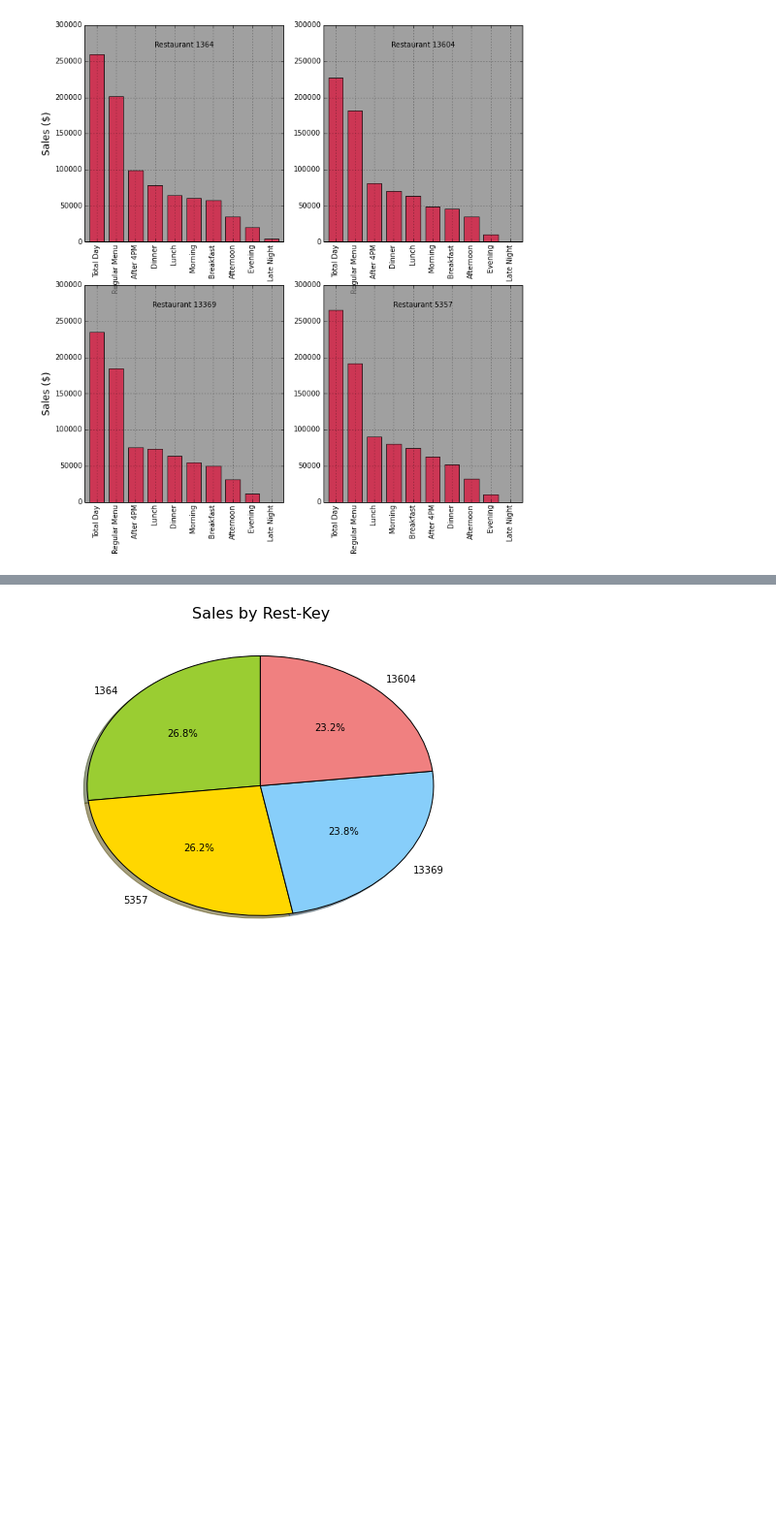
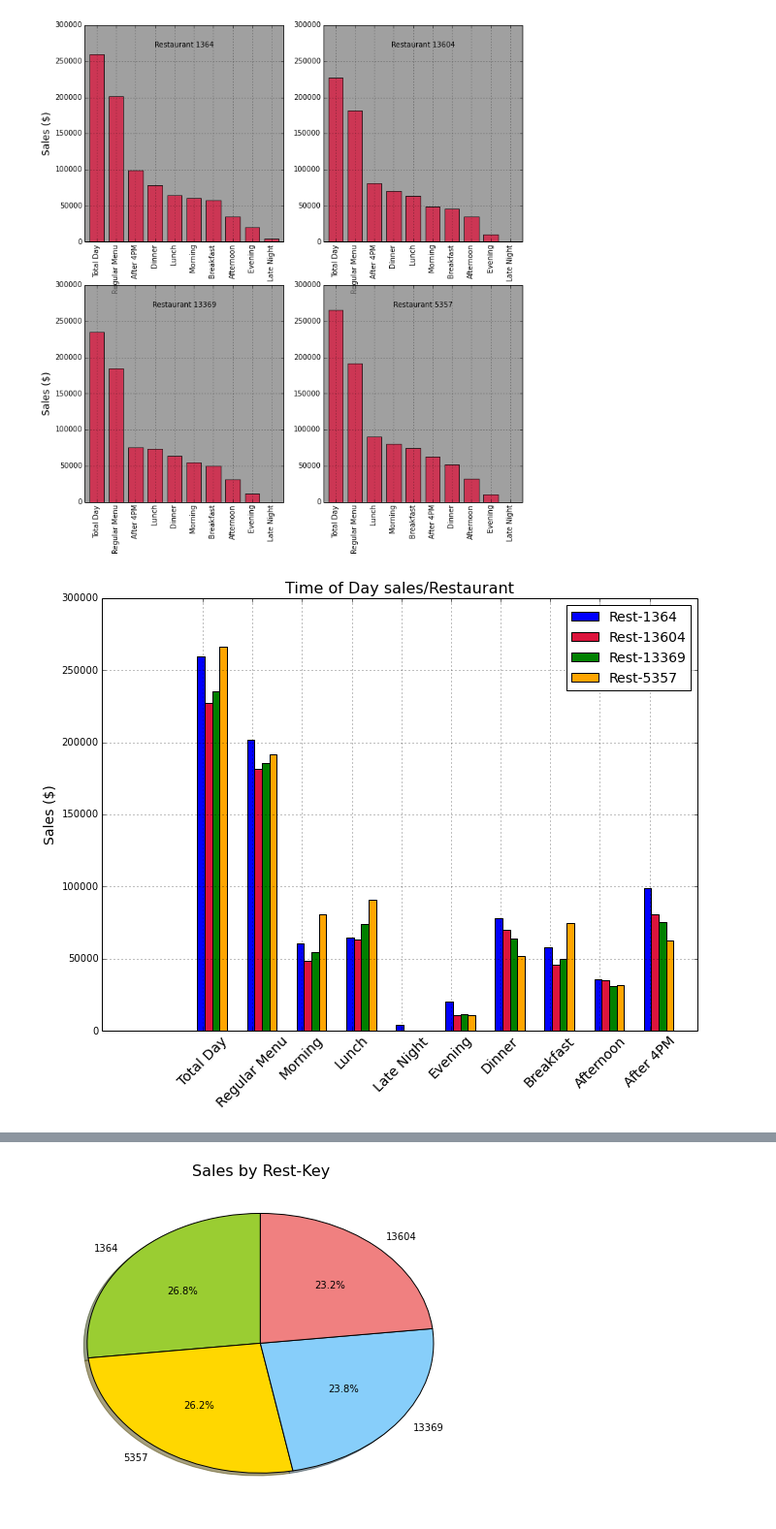
Before and after one commit to bharatreddy/wf-case-study, a Jupyter notebook: ipython-notebooks/day_parts.ipynb, the cells around one changed output, grey strips where cells are left out. Shown: that part at 97% size. Drawn from its saved outputs; the diff is of its cells as text; code cells hidden in the pictures; blank space fills up the shorter version.

```diff
--- a/day_parts.ipynb
+++ b/ipython-notebooks/day_parts.ipynb
@@ -166,6 +166,55 @@ f.savefig('figs/dayparts-by-rest.png', bbox_inches='tight', \
                         pad_inches=0)
 # %% [output]
 [figure]
+# %%
+# The xticks sometimes create problems,
+# sort the index of each dataframe to have
+# xTicks in the same order
+dyprtSales1364.sort_index(inplace=True, ascending=False)
+dyprtSales13604.sort_index(inplace=True, ascending=False)
+dyprtSales13369.sort_index(inplace=True, ascending=False)
+dyprtSales5357.sort_index(inplace=True, ascending=False)
+
+# Plot the data
+xAxisWidth = 0.15
+xAxis1364 = [ i for i in range(len(dyprtSales1364.index.values.tolist())) ]
+xAxis13604 = [ i+xAxisWidth for i in range(len(dyprtSales13604.index.values.tolist())) ]
+xAxis13369 = [ i+xAxisWidth*2 for i in range(len(dyprtSales13369.index.values.tolist())) ]
+xAxis5357 = [ i+xAxisWidth*3 for i in range(len(dyprtSales5357.index.values.tolist())) ]
+
+xAxisTicks = [ i+xAxisWidth/4 for i in range(len(dyprtSales5357.index.values.tolist())) ]
+fig, ax0 = plt.subplots(nrows=1, sharex=True, figsize=(11,8))
+
+ax0.bar(xAxis1364, \
+         dyprtSales1364['Daypart Sales $'],\
+         align='center', width=xAxisWidth,\
+               color=['blue'], label = 'Rest-1364')
+ax0.bar(xAxis13604, \
+         dyprtSales13604['Daypart Sales $'],\
+         align='center', width=xAxisWidth,\
+               color=['crimson'], label = 'Rest-13604')
+
+ax0.bar(xAxis13369, \
+         dyprtSales13369['Daypart Sales $'],\
+         align='center', width=xAxisWidth,\
+               color=['green'], label = 'Rest-13369')
+
+ax0.bar(xAxis5357, \
+         dyprtSales5357['Daypart Sales $'],\
+         align='center', width=xAxisWidth,\
+               color=['orange'], label = 'Rest-5357')
+
+
+ax0.set_ylabel('Sales ($)', fontsize=14)
+ax0.grid(zorder=0)
+ax0.set_title('Time of Day sales/Restaurant', fontsize=16)
+ax0.set_xticklabels( dyprtSales5357.index.values.tolist(), rotation=45, fontsize=14 )
+ax0.set_xticks(xAxisTicks)
+ax0.legend(bbox_to_anchor=(1., 1.),fontsize=14)
+fig.savefig('figs/dayparts-by-rest-2.png', bbox_inches='tight', \
+                        pad_inches=0)
+# %% [output]
+[figure, added]
 # %%
 # Check the daypart sales by REST_KEY
 # groupby daypart name to see sales by dayparts
```
Also changed, not shown: parts of 1 cell of this notebook, 11 other files.
